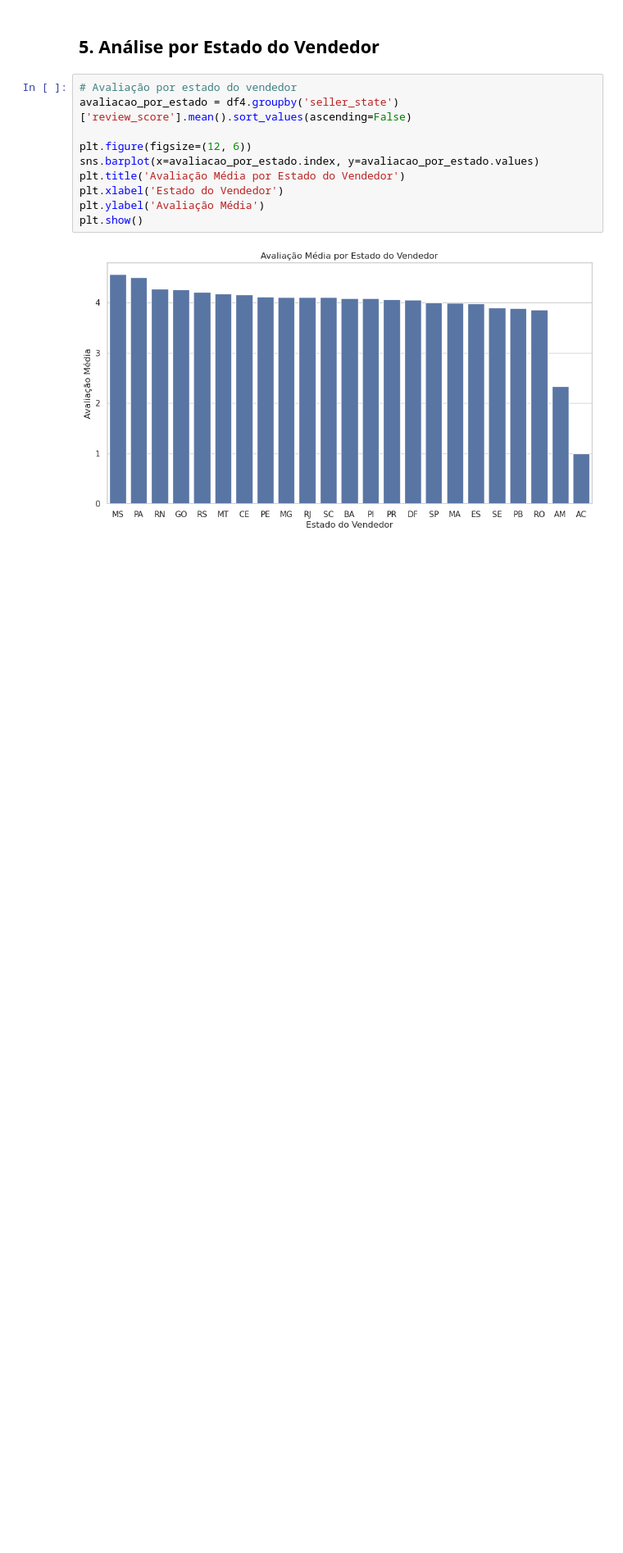
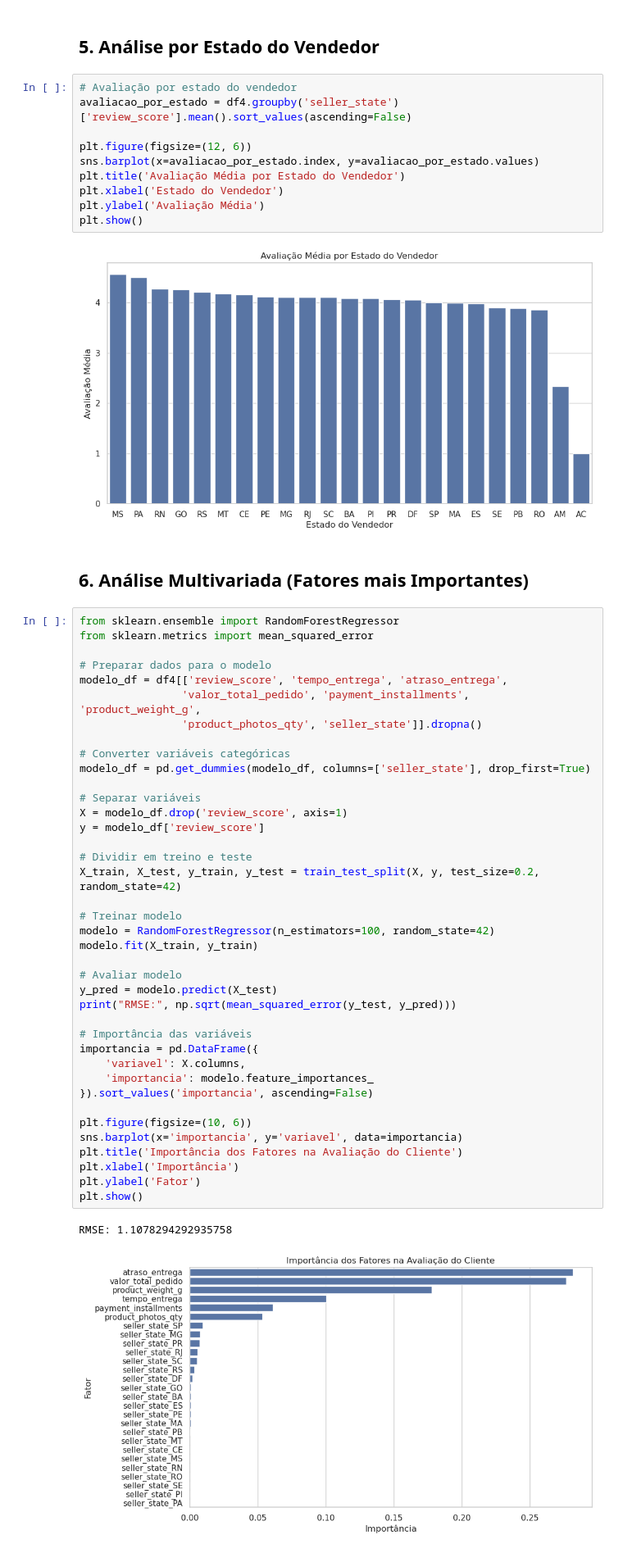
Before and after one commit to zVitor-Emanuel/Olist_Data_Analysis, a Jupyter notebook: case.ipynb, the cells around one changed output. Shown at 82% size. Cells and saved outputs as stored; diff of their text form; blank space fills up the shorter version.

```diff
--- a/case.ipynb
+++ b/case.ipynb
@@ -1994,3 +1991,47 @@ plt.ylabel('Avaliação Média')
 plt.show()
 # %% [output]
 [figure]
+# %% [markdown]
+## 6. Análise Multivariada (Fatores mais Importantes)
+# %%
+from sklearn.ensemble import RandomForestRegressor
+from sklearn.metrics import mean_squared_error
+
+# Preparar dados para o modelo
+modelo_df = df4[['review_score', 'tempo_entrega', 'atraso_entrega',
+                'valor_total_pedido', 'payment_installments', 'product_weight_g',
+                'product_photos_qty', 'seller_state']].dropna()
+
+# Converter variáveis categóricas
+modelo_df = pd.get_dummies(modelo_df, columns=['seller_state'], drop_first=True)
+
+# Separar variáveis
+X = modelo_df.drop('review_score', axis=1)
+y = modelo_df['review_score']
+
+# Dividir em treino e teste
+X_train, X_test, y_train, y_test = train_test_split(X, y, test_size=0.2, random_state=42)
+
+# Treinar modelo
+modelo = RandomForestRegressor(n_estimators=100, random_state=42)
+modelo.fit(X_train, y_train)
+
+# Avaliar modelo
+y_pred = modelo.predict(X_test)
+print("RMSE:", np.sqrt(mean_squared_error(y_test, y_pred)))
+
+# Importância das variáveis
+importancia = pd.DataFrame({
+    'variavel': X.columns,
+    'importancia': modelo.feature_importances_
+}).sort_values('importancia', ascending=False)
+
+plt.figure(figsize=(10, 6))
+sns.barplot(x='importancia', y='variavel', data=importancia)
+plt.title('Importância dos Fatores na Avaliação do Cliente')
+plt.xlabel('Importância')
+plt.ylabel('Fator')
+plt.show()
+# %% [output]
+RMSE: 1.1078294292935758
+[figure, added]
```
Also changed, not shown: parts of 8 cells of this notebook, 1 other file.
